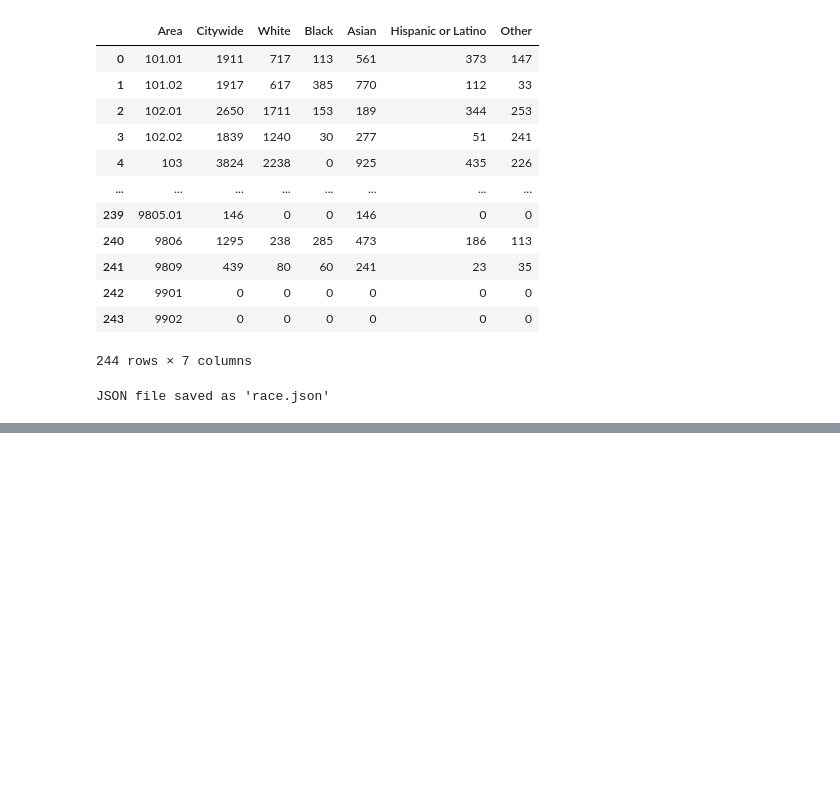
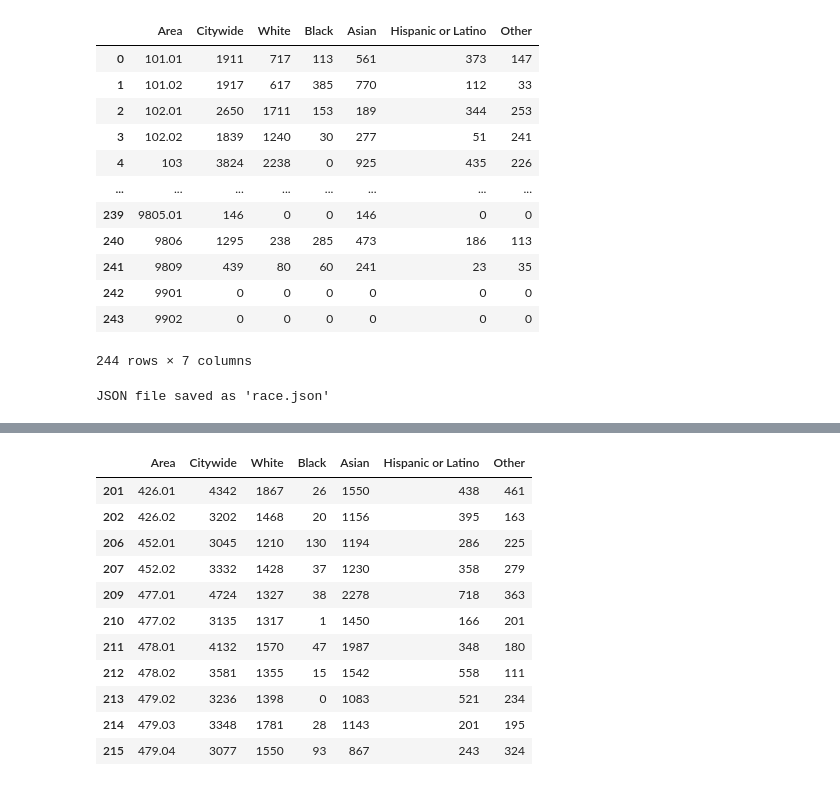
Before and after one commit to MissionLocal/2026-neighborhood-maps, a Jupyter notebook: docs/bayview-data/analysis/race/race-2024.ipynb, the cells around one changed output, grey strips where cells are left out. Drawn from its saved outputs; the diff is of its cells as text; code cells hidden in the pictures; blank space fills up the shorter version.

```diff
--- a/docs/bayview-data/analysis/race/race-2024.ipynb
+++ b/docs/bayview-data/analysis/race/race-2024.ipynb
@@ -164,0 +177,5 @@ JSON file saved as 'race.json'
+# %%
+# I want the rows in lookup_df where the Neighborhood column is Inner Richmond or Outer Richmond
+
+richmond_lookup_df = lookup_df[lookup_df['neighborhood'].isin(['Inner Richmond', 'Outer Richmond'])]
+richmond_lookup_df.head
@@ -164,0 +289,15 @@ JSON file saved as 'race.json'
+# %%
+richmond_df
+# %% [output]
+|  | Area | Citywide | White | Black | Asian | Hispanic or Latino | Other |
+| 201 | 426.01 | 4342 | 1867 | 26 | 1550 | 438 | 461 |
+| 202 | 426.02 | 3202 | 1468 | 20 | 1156 | 395 | 163 |
+| 206 | 452.01 | 3045 | 1210 | 130 | 1194 | 286 | 225 |
+| 207 | 452.02 | 3332 | 1428 | 37 | 1230 | 358 | 279 |
+| 209 | 477.01 | 4724 | 1327 | 38 | 2278 | 718 | 363 |
+| 210 | 477.02 | 3135 | 1317 | 1 | 1450 | 166 | 201 |
+| 211 | 478.01 | 4132 | 1570 | 47 | 1987 | 348 | 180 |
+| 212 | 478.02 | 3581 | 1355 | 15 | 1542 | 558 | 111 |
+| 213 | 479.02 | 3236 | 1398 | 0 | 1083 | 521 | 234 |
+| 214 | 479.03 | 3348 | 1781 | 28 | 1143 | 201 | 195 |
+| 215 | 479.04 | 3077 | 1550 | 93 | 867 | 243 | 324 |
```
Also changed, not shown: parts of 38 cells of this notebook, 2 other files.
